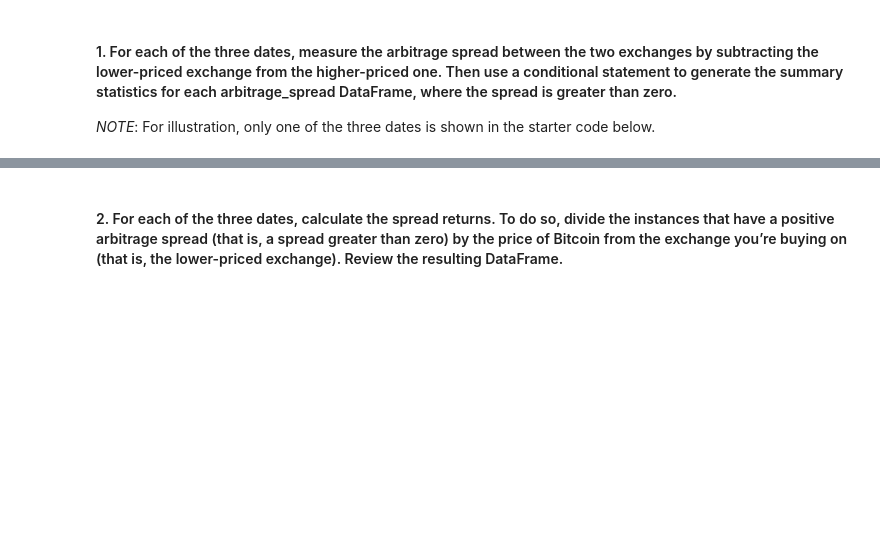
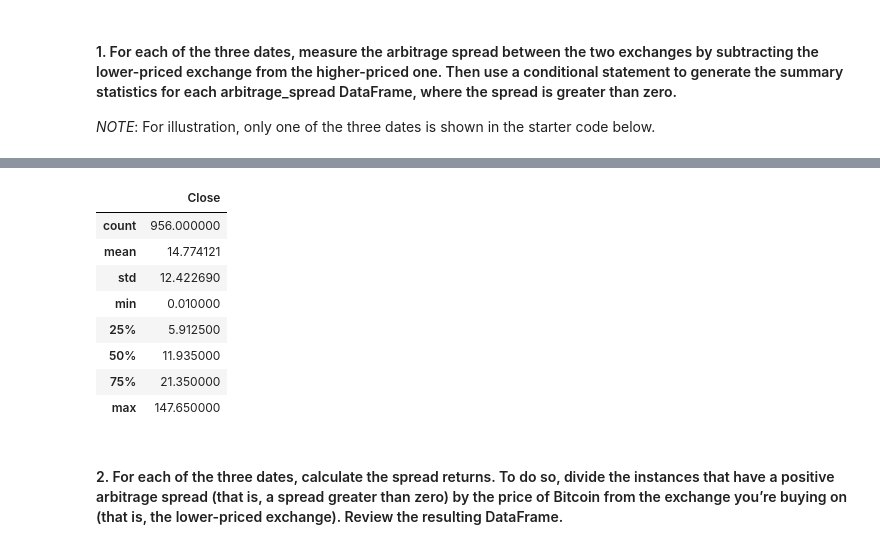
Before and after one commit to jasonbucks/Module_3, a Jupyter notebook: crypto_arbitrage.ipynb, the cells around one changed output, grey strips where cells are left out. Saved outputs shown, nothing was run; the diff lists cells and outputs as text; code cells hidden in the pictures; blank space fills up the shorter version.

```diff
--- a/crypto_arbitrage.ipynb
+++ b/crypto_arbitrage.ipynb
@@ -516,3 +549,22 @@ arbitrage_spread_early = # YOUR CODE HERE
+# %%
+# For the date late in the dataset, measure the arbitrage spread between the two exchanges
+# by subtracting the lower-priced exchange from the higher-priced one
+
+arbitrage_spread_late = bitstamp_sliced.loc['2018-03-14'] - coinbase_sliced.loc['2018-03-14']
+
+# Use a conditional statement to generate the summary statistics for each arbitrage_spread DataFrame
+arbitrage_spread_late = arbitrage_spread_late[arbitrage_spread_late > 0]
+arbitrage_spread_late.describe()
+# %% [output]
+|  | Close |
+| count | 956.000000 |
+| mean | 14.774121 |
+| std | 12.422690 |
+| min | 0.010000 |
+| 25% | 5.912500 |
+| 50% | 11.935000 |
+| 75% | 21.350000 |
+| max | 147.650000 |
 # %% [markdown]
 #### 2. For each of the three dates, calculate the spread returns. To do so, divide the instances that have a positive arbitrage spread (that is, a spread greater than zero) by the price of Bitcoin from the exchange you’re buying on (that is, the lower-priced exchange). Review the resulting DataFrame.
 # %%
```
Also changed, not shown: parts of 34 cells of this notebook.
